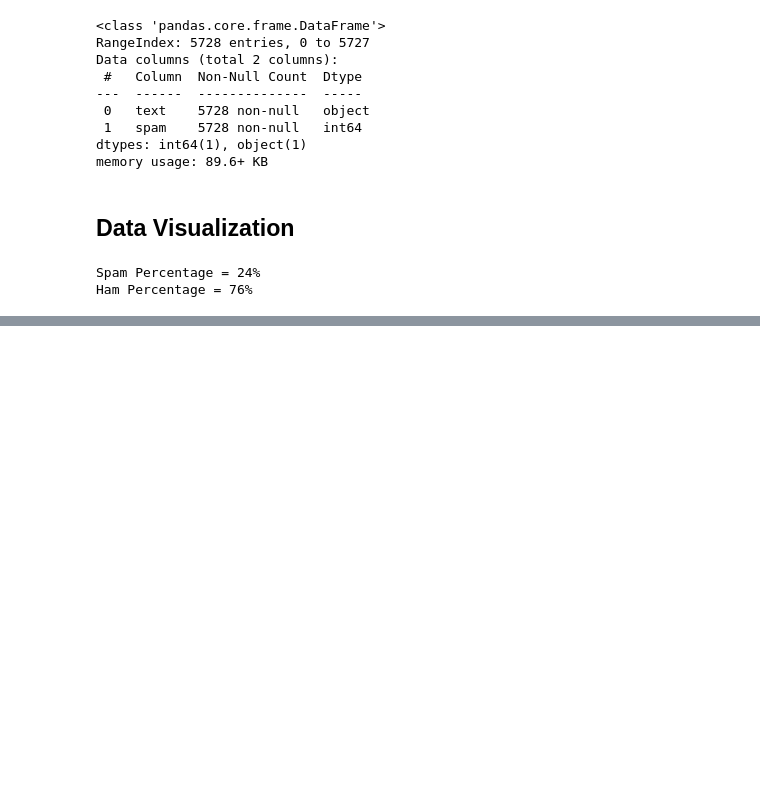
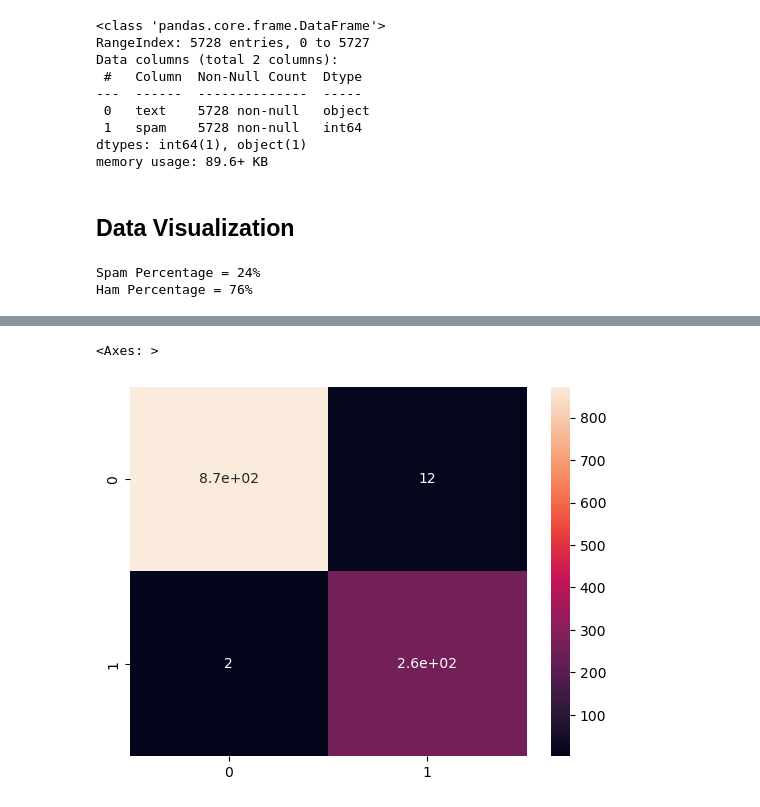
Before and after one commit to AlvaroBishop/NaiveBayes_SpamClassifier, a Jupyter notebook: spam_email_detection.ipynb, the cells around one changed output, grey strips where cells are left out. Cells and saved outputs as stored; diff of their text form; code cells hidden in the pictures; blank space fills up the shorter version.

```diff
--- a/spam_email_detection.ipynb
+++ b/spam_email_detection.ipynb
@@ -86,0 +177,7 @@ sns.countplot(data = )
+# %%
+y_predict_test = NB_classifier.predict(X_test)
+cm = confusion_matrix(y_test, y_predict_test)
+sns.heatmap(cm, annot = True)
+# %% [output]
+<Axes: >
+[figure, added]
```
Also changed, not shown: parts of 19 cells of this notebook.
